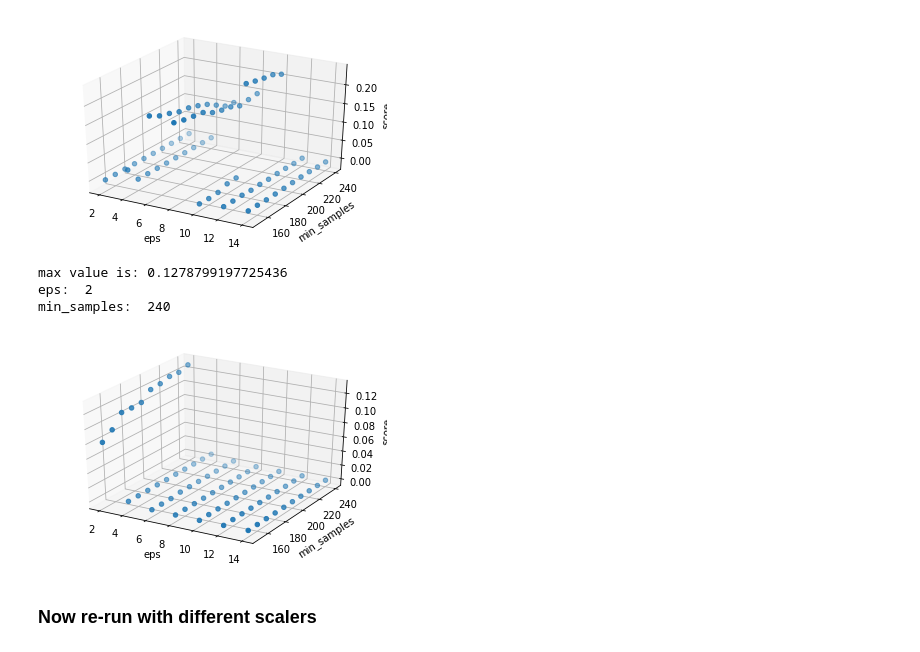
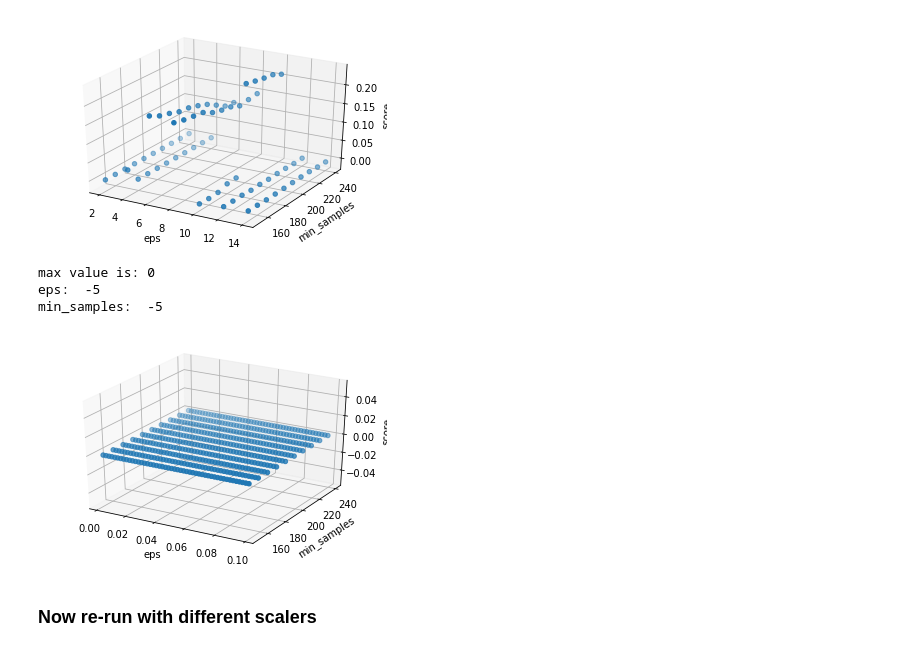
Before and after one commit to avneetgill/ensf544Project, a Jupyter notebook: Project1.2/Q3.ipynb, the cells around one changed output. Saved outputs shown, nothing was run; the diff lists cells and outputs as text; code cells hidden in the pictures.

```diff
--- a/Project1.2/Q3.ipynb
+++ b/Project1.2/Q3.ipynb
@@ -212,13 +293,14 @@ max value is: 0.23513134334058194
 eps:  10
 min_samples:  200
 [figure]
-# %%
-db_results(feature_scaled)
-# %% [output]
-max value is: 0.1278799197725436
-eps:  2
-min_samples:  240
-[figure, removed]
+# %%
+low_eps = np.arange(0.002,0.1,0.002)
+db_results(feature_scaled, low_eps)
+# %% [output]
+max value is: 0
+eps:  -5
+min_samples:  -5
+[figure, added]
 # %% [markdown]
 ### Now re-run with different scalers
 # %%
```
Also changed, not shown: parts of 25 cells of this notebook, 3 other files.
